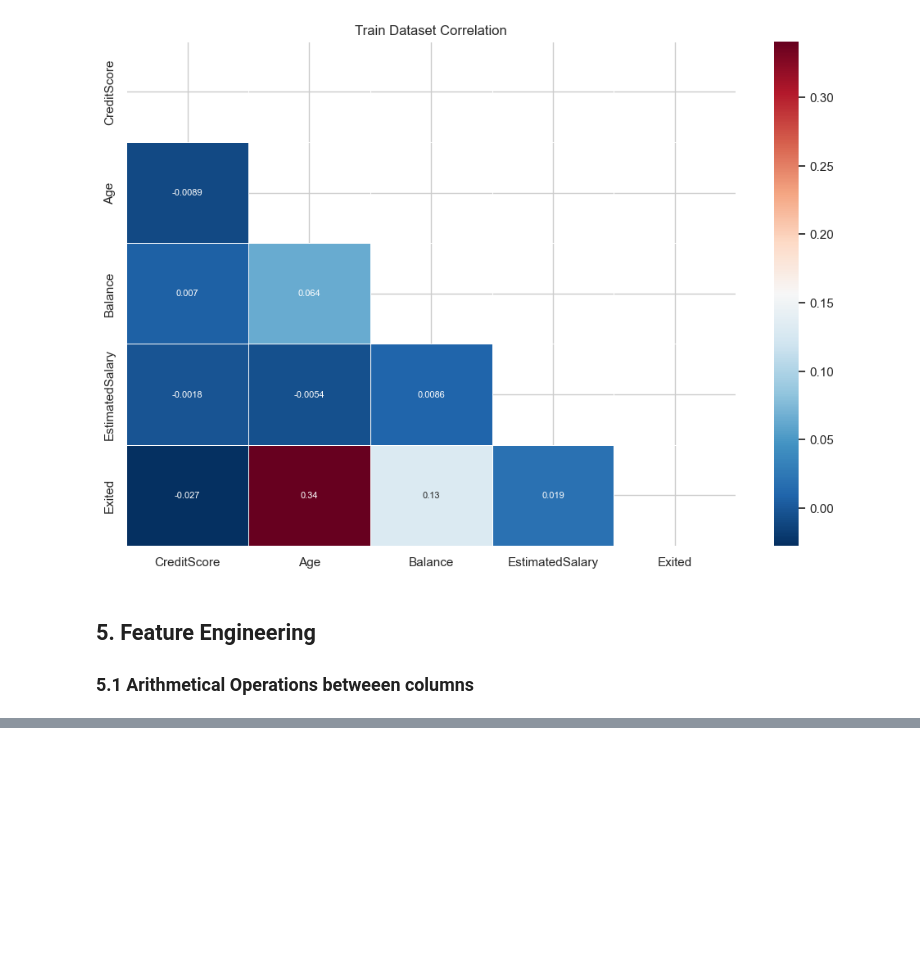
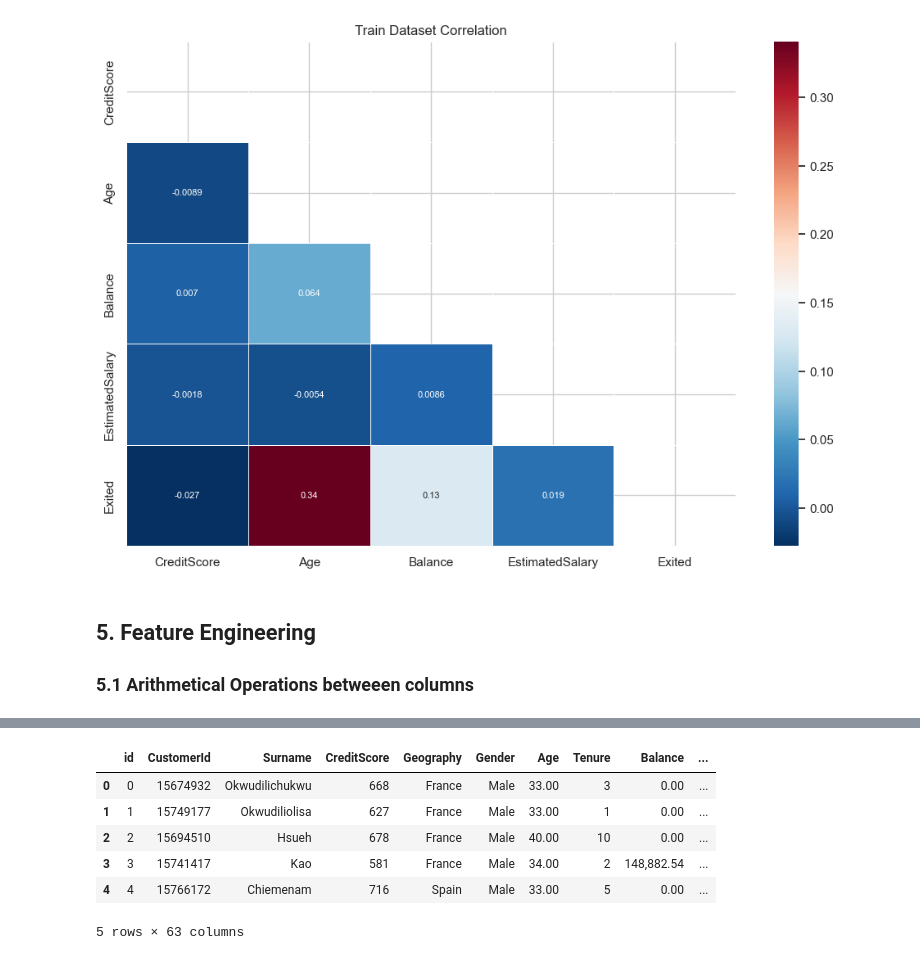
Before and after one commit to KrystianPi/Kaggle-S4E1, a Jupyter notebook: eda.ipynb, the cells around one changed output, grey strips where cells are left out. Saved outputs shown, nothing was run; the diff lists cells and outputs as text; code cells hidden in the pictures; blank space fills up the shorter version.

```diff
--- a/eda.ipynb
+++ b/eda.ipynb
@@ -251,0 +233,17 @@ plot_correlation_heatmap(train_df[num_cols+[target_col]], 'Train Dataset Correla
+# %%
+bin_edges = [0, 30, 40, 50, 60, 70]
+bin_labels = ['0-30', '31-40', '41-50', '51-60', '61-70']
+
+# Bin the 'Age' column
+train_df['Age_Binned'] = pd.cut(train_df['Age'], bins=bin_edges, labels=bin_labels)
+cat_cols.append('Age_Binned')
+# %%
+train_df.head()
+# %% [output]
+|  | id | CustomerId | Surname | CreditScore | Geography | Gender | Age | Tenure | Balance | ... |
+| 0 | 0 | 15674932 | Okwudilichukwu | 668 | France | Male | 33.00 | 3 | 0.00 | ... |
+| 1 | 1 | 15749177 | Okwudiliolisa | 627 | France | Male | 33.00 | 1 | 0.00 | ... |
+| 2 | 2 | 15694510 | Hsueh | 678 | France | Male | 40.00 | 10 | 0.00 | ... |
+| 3 | 3 | 15741417 | Kao | 581 | France | Male | 34.00 | 2 | 148,882.54 | ... |
+| 4 | 4 | 15766172 | Chiemenam | 716 | Spain | Male | 33.00 | 5 | 0.00 | ... |
+5 rows × 63 columns
```
Also changed, not shown: parts of 7 cells of this notebook.
